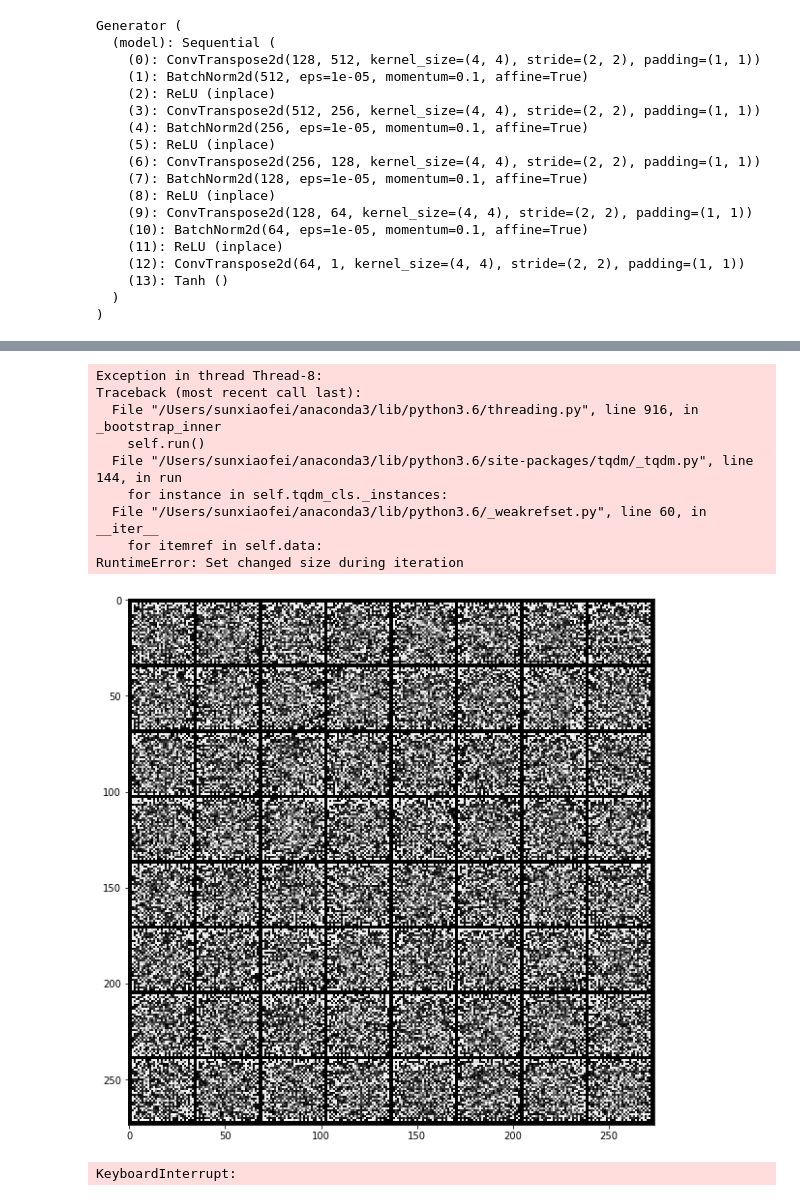
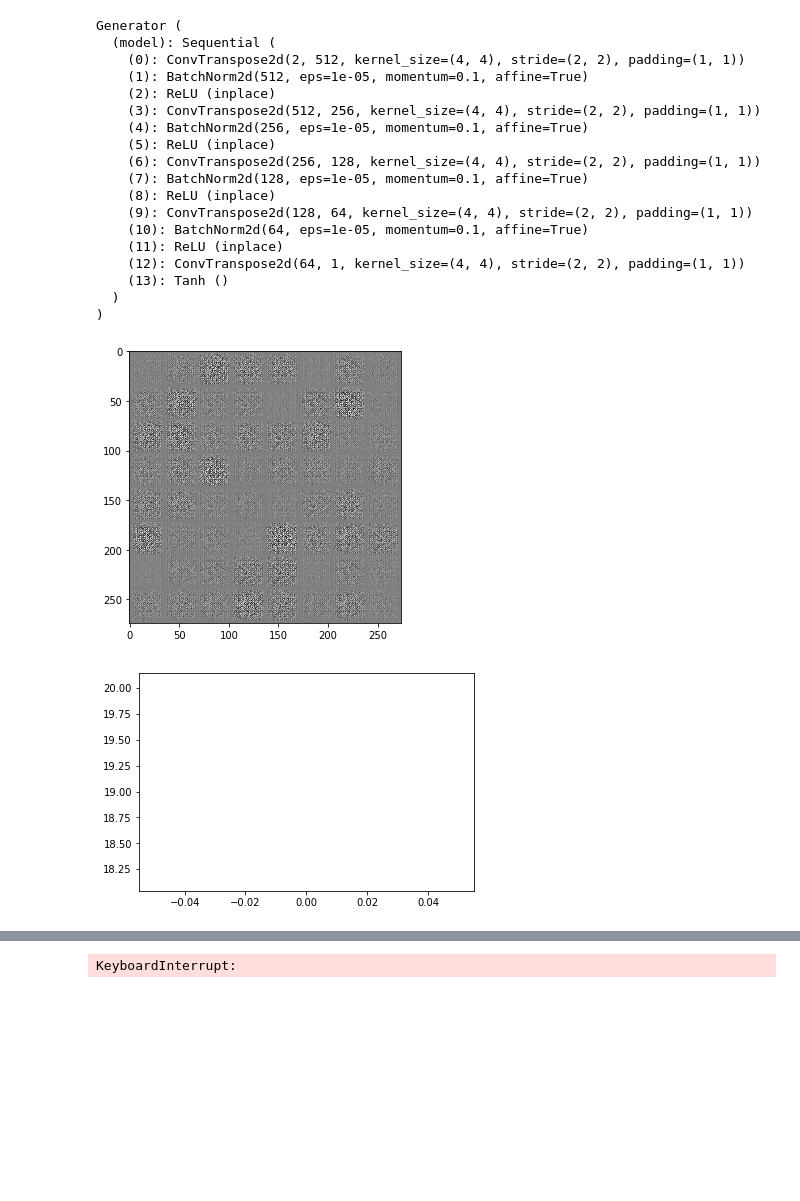
Before and after one commit to Adoni/GANs, a Jupyter notebook: SinkhornGAN-DC.ipynb, the cells around one changed output, grey strips where cells are left out. Drawn from its saved outputs; the diff is of its cells as text; code cells hidden in the pictures; blank space fills up the shorter version.

Commit message:
add sinkhorn dc

```diff
--- a/SinkhornGAN-DC.ipynb
+++ b/SinkhornGAN-DC.ipynb
@@ -35,9 +32,12 @@ def imshow(inp, file_name, save=False, title=None):
 # %%
-z_size=128
+batch_size = 100
+z_size=2
 hidden_size=64
 img_size=32
 niter=100
-epsilon=1
+epsilon=0.1
+G_lr = D_lr = 5e-3
+use_cuda=torch.cuda.is_available()
 # %%
 root = './data'
 download = True
@@ -46,15 +46,13 @@ trans = transforms.Compose([
     transforms.ToTensor(),
     transforms.Normalize((0.5, 0.5, 0.5), (0.5, 0.5, 0.5))
 ])
-train_set = dset.MNIST(
+data_set = dset.MNIST(
     root=root, train=True, transform=trans, download=download)
-test_set = dset.MNIST(root=root, train=False, transform=trans)
-batch_size = 200
 kwargs = {}
 D_loader = torch.utils.data.DataLoader(
-    dataset=train_set, batch_size=batch_size, shuffle=True)
+    dataset=data_set, batch_size=batch_size, shuffle=True)
 G_loader = torch.utils.data.DataLoader(
-    dataset=train_set, batch_size=batch_size, shuffle=True)
+    dataset=data_set, batch_size=batch_size, shuffle=True)
 # %%
 class Generator(nn.Module):
     def __init__(self):
@@ -95,7 +93,7 @@ class Discriminator(nn.Module):
 one = torch.FloatTensor([1])
 noise_holder=torch.FloatTensor(batch_size, z_size, 1, 1)
 input_holder = torch.FloatTensor(batch_size, 1, img_size, img_size)
-if torch.cuda.is_available():
+if use_cuda:
     one=one.cuda()
     noise_holder=noise_holder.cuda()
     input_holder=input_holder.cuda()
@@ -114,18 +184,20 @@ G = Generator()
 G.apply(weights_init)
 D = Discriminator()
 print(G)
-if torch.cuda.is_available():
+if use_cuda:
     G.cuda()
     D.cuda()
-G_lr = D_lr = 5e-5
 optimizers = {
     'D': torch.optim.RMSprop(D.parameters(), lr=D_lr),
     'G': torch.optim.RMSprop(G.parameters(), lr=G_lr)
 }
 criterion = nn.BCELoss()
+errs=[]
 for epoch in tqdm(range(10000)):
     optimizers['G'].zero_grad()
     data=next(iter(G_loader))[0]
+    if use_cuda:
+        data=data.cuda()
     input_holder.resize_as_(data).copy_(data)
     y = D(Variable(data))
     noise_holder.resize_(data.size()[0], z_size, 1, 1).normal_(0, 1)
@@ -135,37 +207,42 @@ for epoch in tqdm(range(10000)):
     W_xy=sinkhorn_loss(x,y,epsilon,batch_size,niter)
     W_xx=sinkhorn_loss(x,x,epsilon,batch_size,niter)
     W_yy=sinkhorn_loss(y,y,epsilon,batch_size,niter)
     Loss_G=2*W_xy-W_xx-W_yy
     Loss_G.backward(one)
-#     G_loss = -torch.mean(output_fake1)
-
-#     G_loss.backward()
+    if use_cuda:
+        errs.append(Loss_G.cpu().data[0])
+    else:
+        errs.append(Loss_G.data[0])
     optimizers['G'].step()
 
     if epoch % 100 == 0:
-        if torch.cuda.is_available():
+        if use_cuda:
             dd = utils.make_grid(fake_data.cpu().data[:64])
         else:
             dd = utils.make_grid(fake_data.data[:64])
-        imshow(dd,'./results/WGAN_DC_%d.png'%(epoch))
         dd = dd.mul(0.5).add(0.5)
-        vutils.save_image(dd, './results/OrWGAN_DC_%d.png'%(epoch))
+        vutils.save_image(dd, './results/Vuil_Sinkhorn_DC_%d.png'%(epoch))
+        imshow(dd,'./results/Sinkhorn_DC_%d.png'%(epoch))
+        plt.plot(errs)
+        plt.savefig('./results/Sinkhorn_DC_loss.png')
 # %% [output]
 Generator (
   (model): Sequential (
-    (0): ConvTranspose2d(128, 512, kernel_size=(4, 4), stride=(2, 2), padding=(1, 1))
+    (0): ConvTranspose2d(2, 512, kernel_size=(4, 4), stride=(2, 2), padding=(1, 1))
     (1): BatchNorm2d(512, eps=1e-05, momentum=0.1, affine=True)
     (2): ReLU (inplace)
     (3): ConvTranspose2d(512, 256, kernel_size=(4, 4), stride=(2, 2), padding=(1, 1))
     (4): BatchNorm2d(256, eps=1e-05, momentum=0.1, affine=True)
     (5): ReLU (inplace)
     (6): ConvTranspose2d(256, 128, kernel_size=(4, 4), stride=(2, 2), padding=(1, 1))
     (7): BatchNorm2d(128, eps=1e-05, momentum=0.1, affine=True)
     (8): ReLU (inplace)
     (9): ConvTranspose2d(128, 64, kernel_size=(4, 4), stride=(2, 2), padding=(1, 1))
     (10): BatchNorm2d(64, eps=1e-05, momentum=0.1, affine=True)
     (11): ReLU (inplace)
     (12): ConvTranspose2d(64, 1, kernel_size=(4, 4), stride=(2, 2), padding=(1, 1))
     (13): Tanh ()
   )
 )
+[figure, new version]
+[figure, added]
@@ -172,11 +250 @@ Generator (
-Exception in thread Thread-8:
-Traceback (most recent call last):
-  File "/Users/sunxiaofei/anaconda3/lib/python3.6/threading.py", line 916, in _bootstrap_inner
-    self.run()
-  File "/Users/sunxiaofei/anaconda3/lib/python3.6/site-packages/tqdm/_tqdm.py", line 144, in run
-    for instance in self.tqdm_cls._instances:
-  File "/Users/sunxiaofei/anaconda3/lib/python3.6/_weakrefset.py", line 60, in __iter__
-    for itemref in self.data:
-RuntimeError: Set changed size during iteration
+KeyboardInterrupt:
-[figure, old version]
-KeyboardInterrupt:
```
Also changed, not shown: parts of 4 cells of this notebook, 2 other files.
